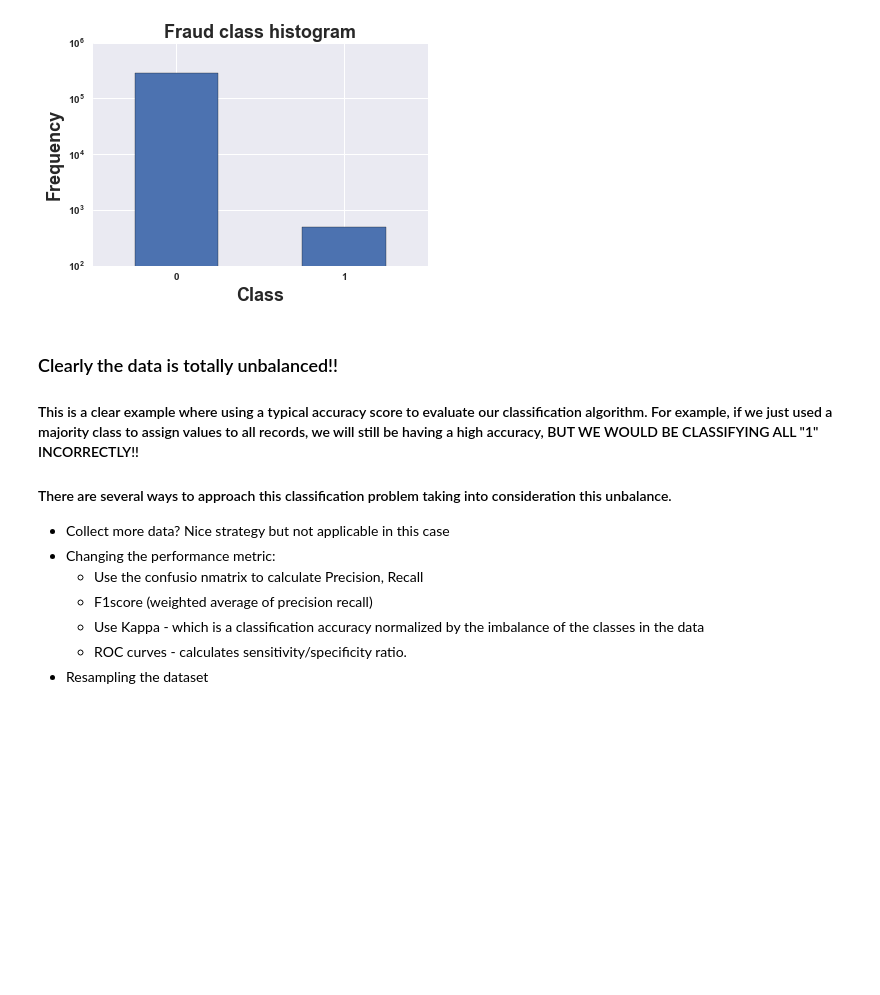
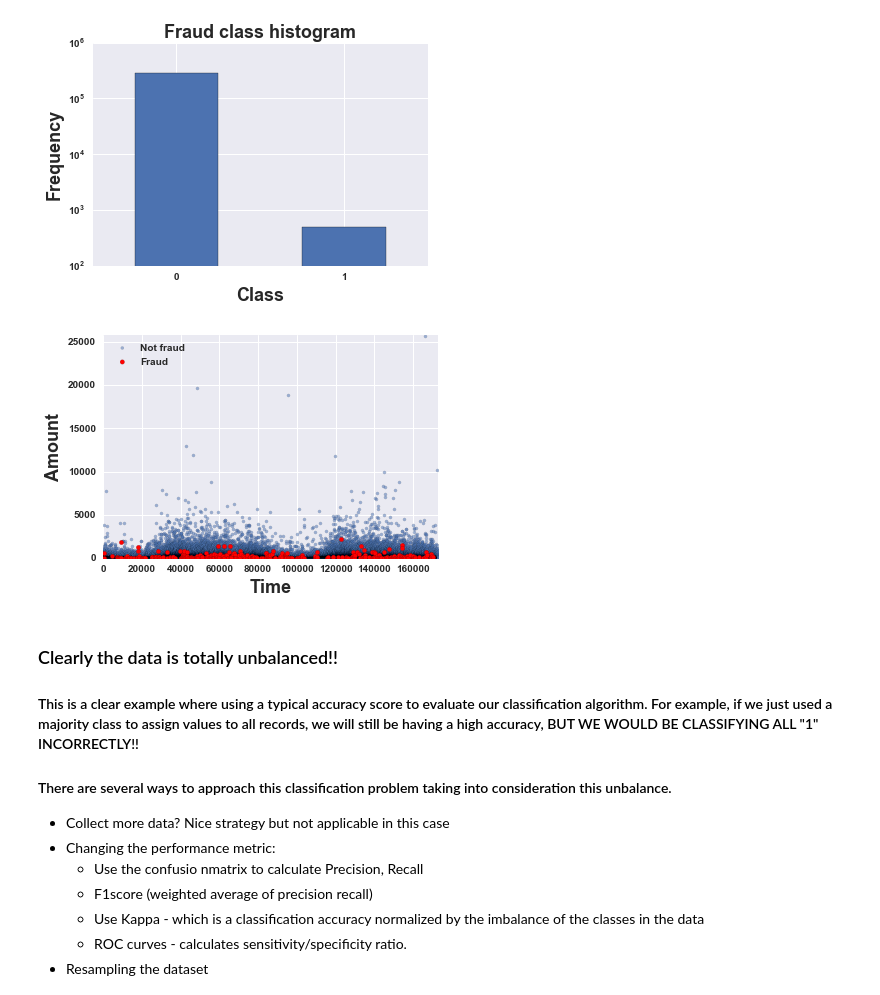
Before and after one commit to mshu1/SpendingHabitsEducation, a Jupyter notebook: original_notebook.ipynb, the cells around one changed output. Cells and saved outputs as stored; diff of their text form; code cells hidden in the pictures; blank space fills up the shorter version.

```diff
--- a/original_notebook.ipynb
+++ b/original_notebook.ipynb
@@ -44,6 +44,19 @@ plt.ylabel("Frequency", **hfont)
 plt.savefig('Fraud Class Histogram.png', dpi = 300)
 # %% [output]
 [figure]
+# %%
+OneData = data[data.Class == 1]
+ZeroData = data[data.Class == 0]
+plt.scatter(ZeroData['Time'], ZeroData['Amount'], s=10, c=sns.color_palette()[0], alpha=0.5, marker="o", label='Not fraud', lw=0.1)
+plt.scatter(OneData['Time'], OneData['Amount'], s=20, c='r', marker="o", label='Fraud', lw=0.1)
+plt.ylim(ymin=0, ymax=np.amax(data['Amount'])+200)
+plt.xlim(xmin=0, xmax=np.amax(data['Time'])+200)
+plt.legend(loc='upper left')
+plt.xlabel("Time", **hfont)
+plt.ylabel("Amount", **hfont)
+plt.savefig('Fraud Class Scatterplot.png', dpi = 300, bbox_inches='tight')
+# %% [output]
+[figure, added]
 # %% [markdown]
 ### Clearly the data is totally unbalanced!!
 
```
Also changed, not shown: parts of 10 cells of this notebook, 2 other files.
